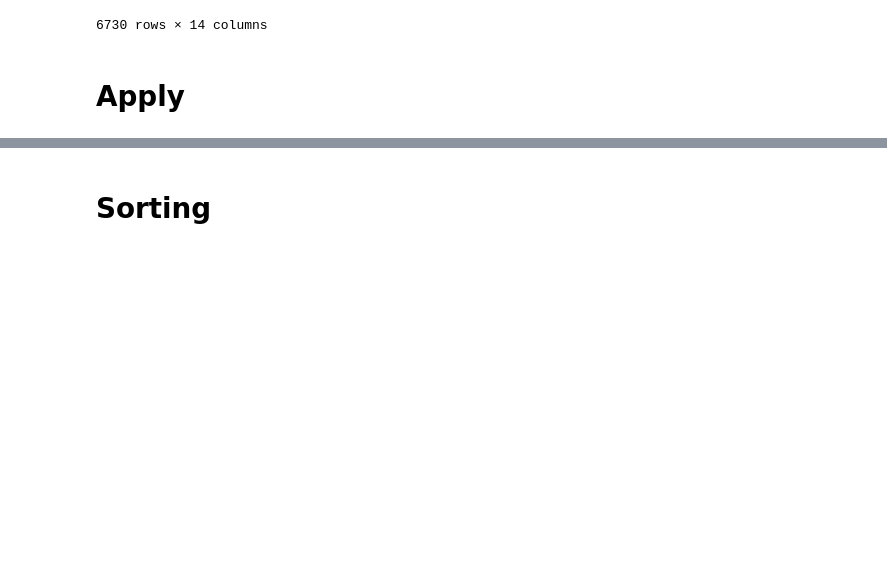
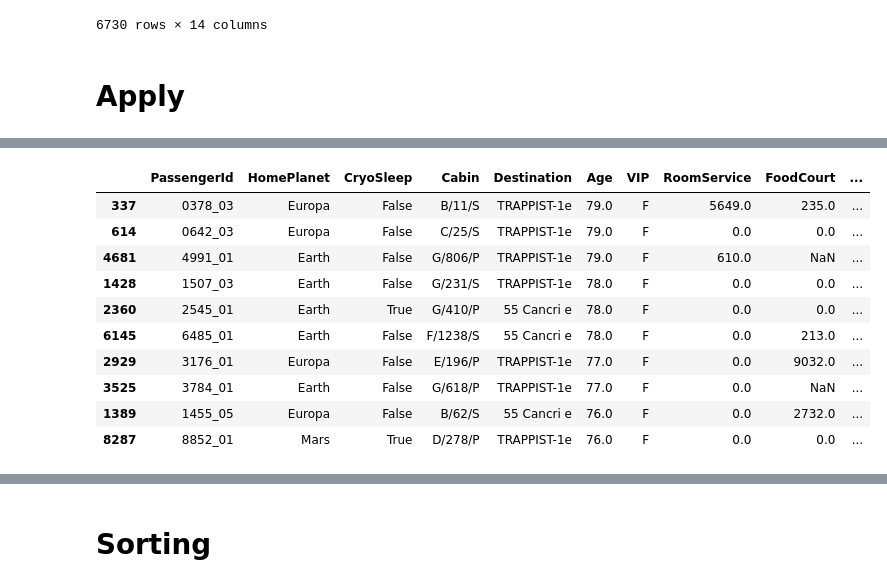
Before and after one commit to Fawzy-AI-Explorer/python, a Jupyter notebook: pandas.ipynb, the cells around one changed output, grey strips where cells are left out. Cells and saved outputs as stored; diff of their text form; code cells hidden in the pictures; blank space fills up the shorter version.

```diff
--- a/pandas.ipynb
+++ b/pandas.ipynb
@@ -369,0 +517,14 @@ df[df["HomePlanet"] .isin(homes)]
+# %%
+df.nlargest(10 , "Age") # rows containts the largest 10 Ages
+# %% [output]
+|  | PassengerId | HomePlanet | CryoSleep | Cabin | Destination | Age | VIP | RoomService | FoodCourt | ... |
+| 337 | 0378_03 | Europa | False | B/11/S | TRAPPIST-1e | 79.0 | F | 5649.0 | 235.0 | ... |
+| 614 | 0642_03 | Europa | False | C/25/S | TRAPPIST-1e | 79.0 | F | 0.0 | 0.0 | ... |
+| 4681 | 4991_01 | Earth | False | G/806/P | TRAPPIST-1e | 79.0 | F | 610.0 | NaN | ... |
+| 1428 | 1507_03 | Earth | False | G/231/S | TRAPPIST-1e | 78.0 | F | 0.0 | 0.0 | ... |
+| 2360 | 2545_01 | Earth | True | G/410/P | 55 Cancri e | 78.0 | F | 0.0 | 0.0 | ... |
+| 6145 | 6485_01 | Earth | False | F/1238/S | 55 Cancri e | 78.0 | F | 0.0 | 213.0 | ... |
+| 2929 | 3176_01 | Europa | False | E/196/P | TRAPPIST-1e | 77.0 | F | 0.0 | 9032.0 | ... |
+| 3525 | 3784_01 | Earth | False | G/618/P | TRAPPIST-1e | 77.0 | F | 0.0 | NaN | ... |
+| 1389 | 1455_05 | Europa | False | B/62/S | 55 Cancri e | 76.0 | F | 0.0 | 2732.0 | ... |
+| 8287 | 8852_01 | Mars | True | D/278/P | TRAPPIST-1e | 76.0 | F | 0.0 | 0.0 | ... |
```
Also changed, not shown: parts of 32 cells of this notebook.
